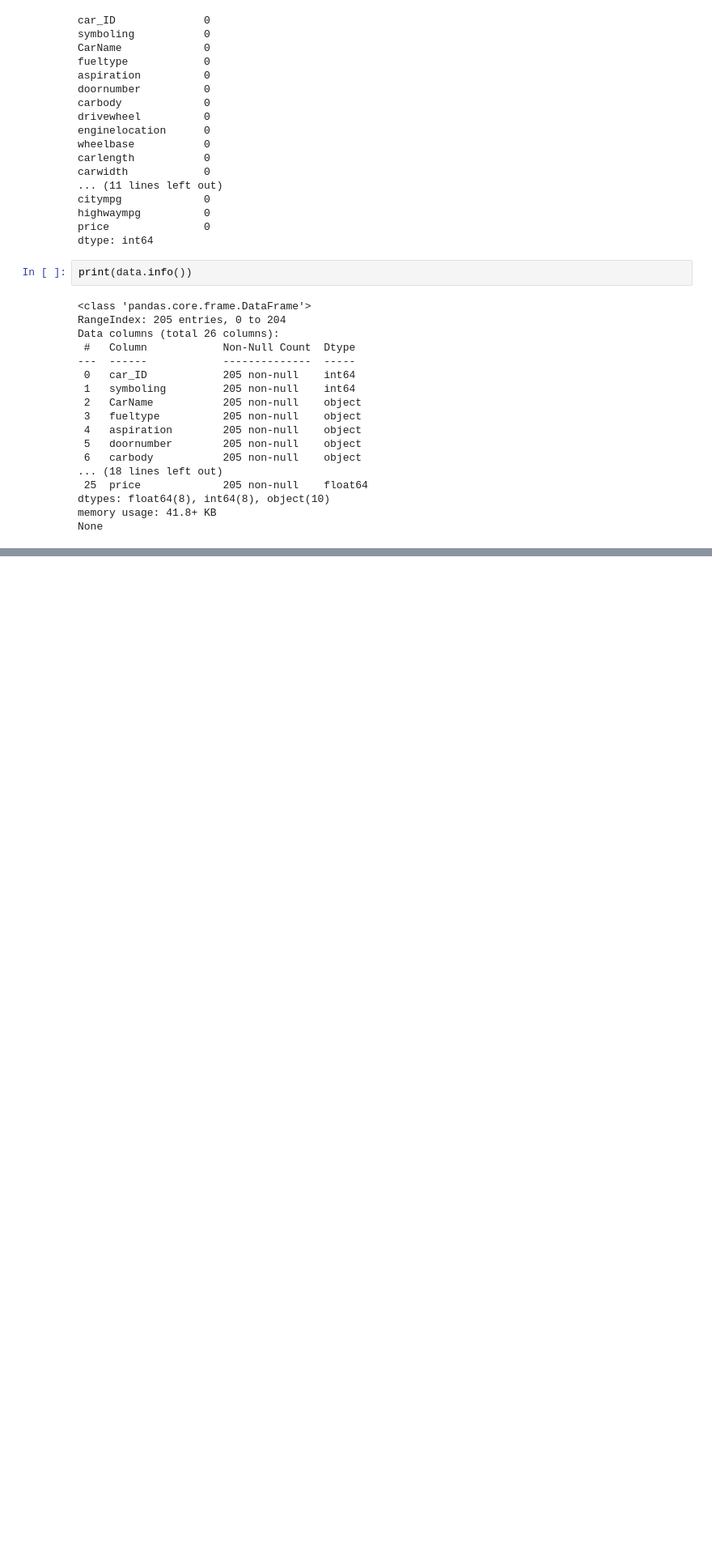
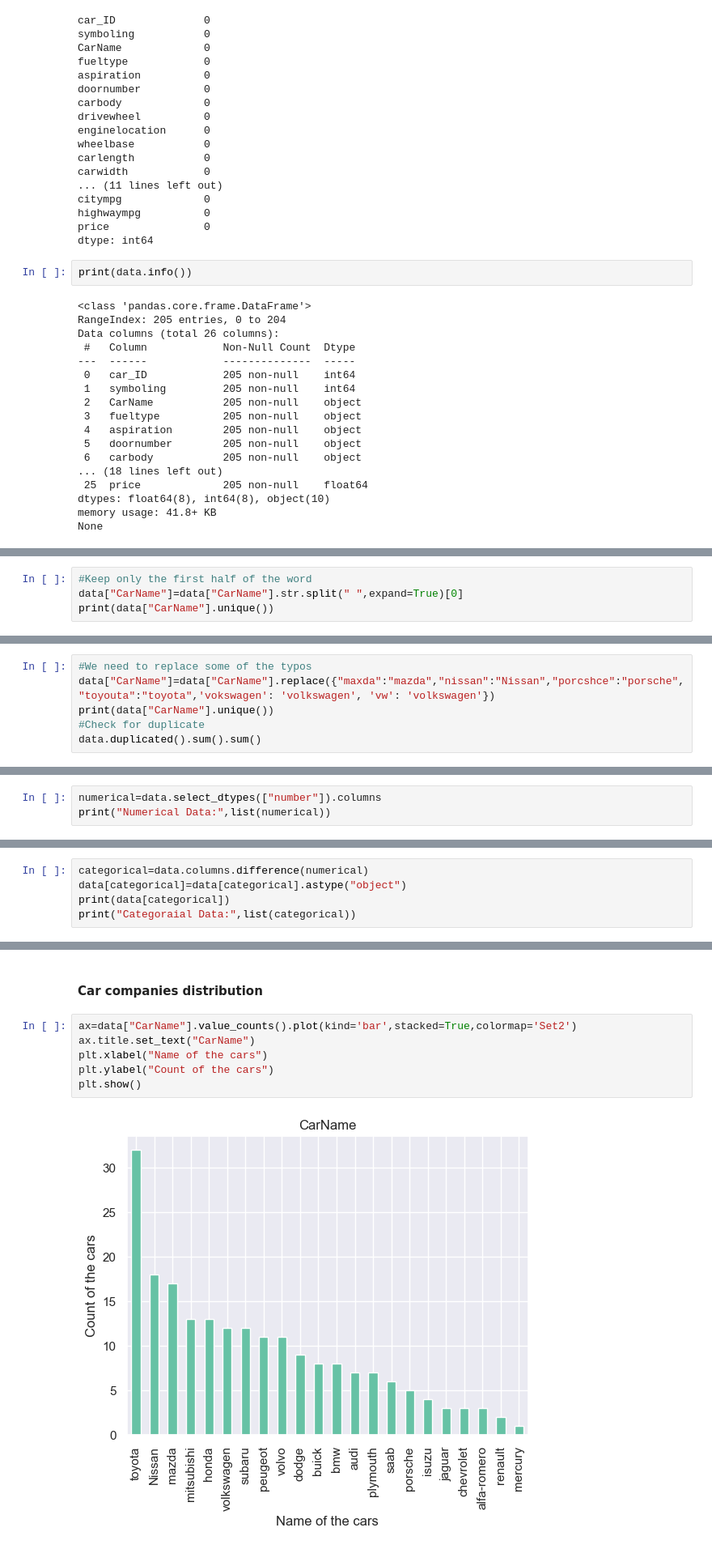
Before and after one commit to AdirajJohn/Car_Price_Prediction, a Jupyter notebook: Prediction_model.ipynb, the cells around one changed output, grey strips where cells are left out. Shown at 81% size. Cells and saved outputs as stored; diff of their text form; blank space fills up the shorter version.

Commit message:
Update Prediction_model.ipynb
basic Data Viusalization completed

```diff
--- a/Prediction_model.ipynb
+++ b/Prediction_model.ipynb
@@ -77,0 +105,4 @@ None
+# %%
+#Keep only the first half of the word
+data["CarName"]=data["CarName"].str.split(" ",expand=True)[0]
+print(data["CarName"].unique())
@@ -77,0 +114,6 @@ None
+# %%
+#We need to replace some of the typos
+data["CarName"]=data["CarName"].replace({"maxda":"mazda","nissan":"Nissan","porcshce":"porsche","toyouta":"toyota",'vokswagen': 'volkswagen', 'vw': 'volkswagen'})
+print(data["CarName"].unique())
+#Check for duplicate
+data.duplicated().sum().sum()
@@ -77,0 +127,3 @@ None
+# %%
+numerical=data.select_dtypes(["number"]).columns
+print("Numerical Data:",list(numerical))
@@ -77,0 +134,5 @@ None
+# %%
+categorical=data.columns.difference(numerical)
+data[categorical]=data[categorical].astype("object")
+print(data[categorical])
+print("Categoraial Data:",list(categorical))
@@ -77,0 +185,10 @@ None
+# %% [markdown]
+#### Car companies distribution
+# %%
+ax=data["CarName"].value_counts().plot(kind='bar',stacked=True,colormap='Set2')
+ax.title.set_text("CarName")
+plt.xlabel("Name of the cars")
+plt.ylabel("Count of the cars")
+plt.show()
+# %% [output]
+[figure, added]
```
Also changed, not shown: parts of 26 cells of this notebook.
